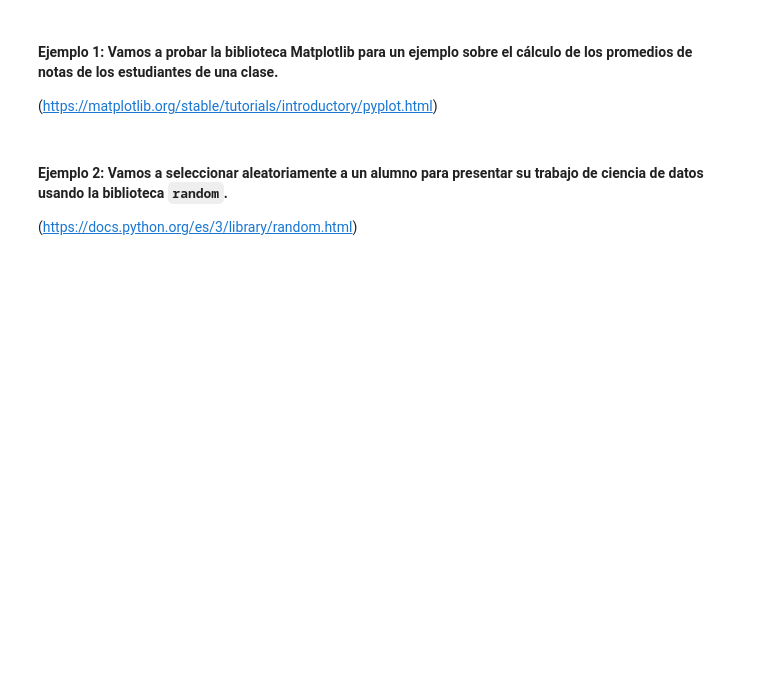
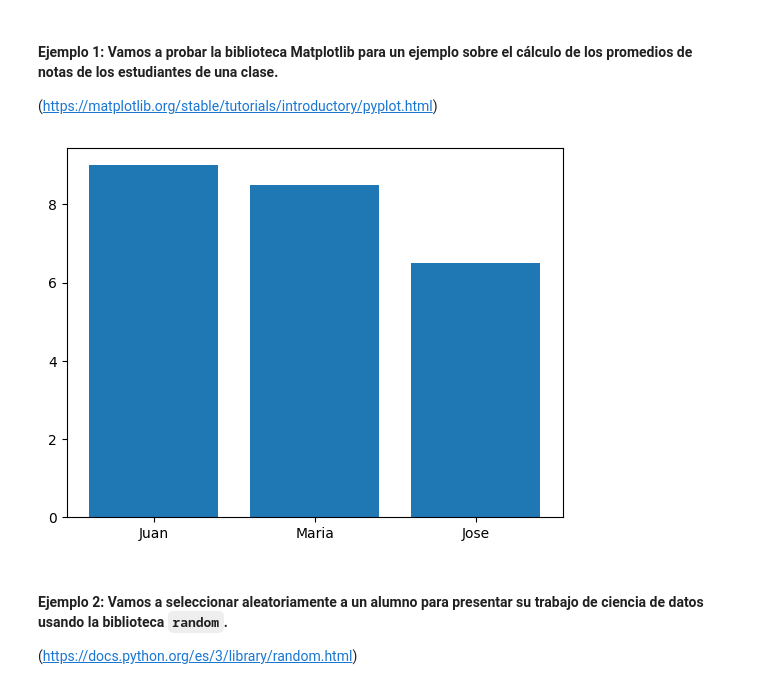
Before and after one commit to Erwin2Sibaja/Phyton_Data_Science, a Jupyter notebook: python_para_data_science.ipynb, the cells around one changed output. Drawn from its saved outputs; the diff is of its cells as text; code cells hidden in the pictures; blank space fills up the shorter version.

```diff
--- a/python_para_data_science.ipynb
+++ b/python_para_data_science.ipynb
@@ -31,3 +61,11 @@ Existe también PYPI que es un repositorio de bibliotecas Python que contiene la
+# %%
+estudiantes = ["Juan", "Maria", "Jose"]
+notas = [9.0, 8.5, 6.5]
+# %%
+plt.bar(estudiantes, notas)
+plt.show()
+# %% [output]
+[figure, added]
 # %% [markdown]
 #### Ejemplo 2: Vamos a seleccionar aleatoriamente a un alumno para presentar su trabajo de ciencia de datos usando la biblioteca `random`.
 
```
Also changed, not shown: parts of 47 cells of this notebook.
